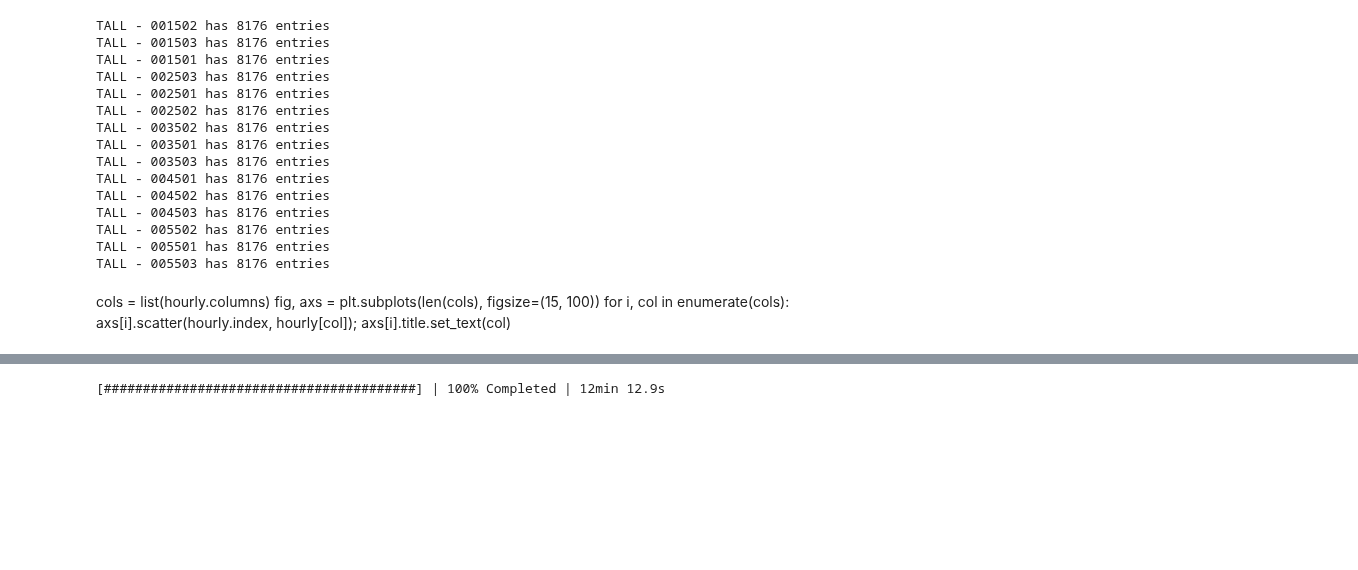
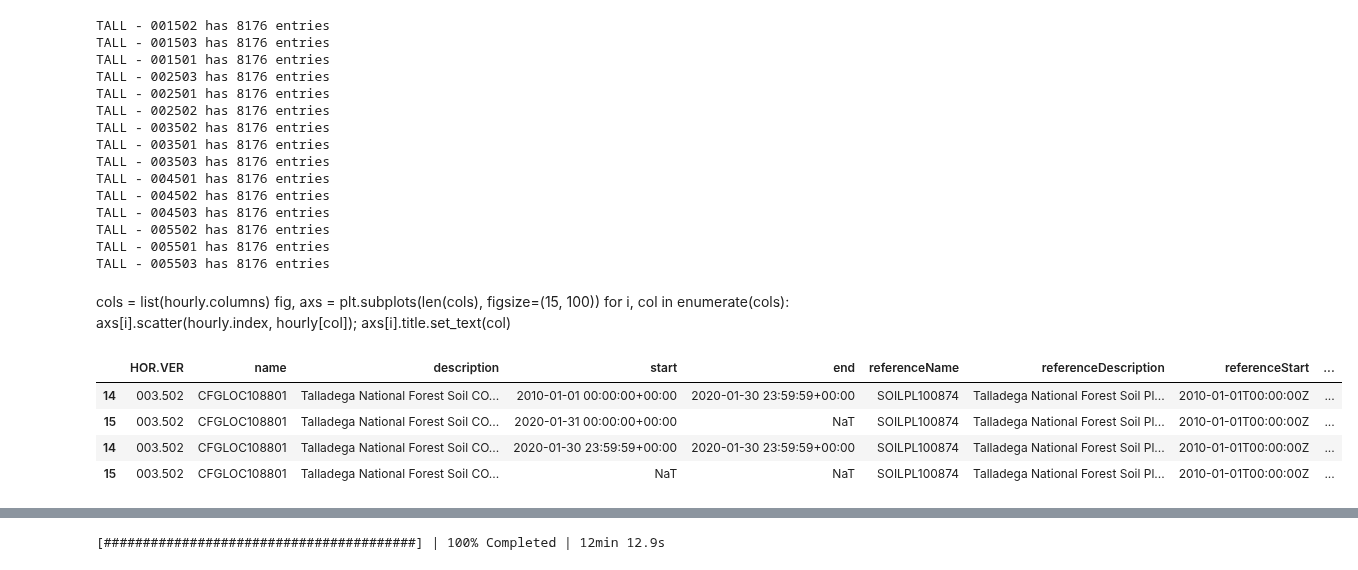
Before and after one commit to kulpojke/CO2xSWV, a Jupyter notebook: CO2xSWV.ipynb, the cells around one changed output, grey strips where cells are left out. Cells and saved outputs as stored; diff of their text form; code cells hidden in the pictures; blank space fills up the shorter version.

```diff
--- a/CO2xSWV.ipynb
+++ b/CO2xSWV.ipynb
@@ -114,0 +149,18 @@ ddf = make_ddf_for_horver(hor, ver, dates, site, data_path)
+# %%
+co2_pos = get_specific_position(hor, ver, site, data_path)
+# %%
+co2_pos
+junk = co2_pos.copy()
+junk['HOR.VER'] = ['004.501', '0004.501']
+junk['start'] = junk.end
+junk = pd.concat([co2_pos, junk])
+jjunk = junk.copy()
+jjunk['zOffset'] = -0.05
+jjunk['HOR.VER'] = '003.502'
+jjunk
+# %% [output]
+|  | HOR.VER | name | description | start | end | referenceName | referenceDescription | referenceStart | ... |
+| 14 | 003.502 | CFGLOC108801 | Talladega National Forest Soil CO... | 2010-01-01 00:00:00+00:00 | 2020-01-30 23:59:59+00:00 | SOILPL100874 | Talladega National Forest Soil Pl... | 2010-01-01T00:00:00Z | ... |
+| 15 | 003.502 | CFGLOC108801 | Talladega National Forest Soil CO... | 2020-01-31 00:00:00+00:00 | NaT | SOILPL100874 | Talladega National Forest Soil Pl... | 2010-01-01T00:00:00Z | ... |
+| 14 | 003.502 | CFGLOC108801 | Talladega National Forest Soil CO... | 2020-01-30 23:59:59+00:00 | 2020-01-30 23:59:59+00:00 | SOILPL100874 | Talladega National Forest Soil Pl... | 2010-01-01T00:00:00Z | ... |
+| 15 | 003.502 | CFGLOC108801 | Talladega National Forest Soil CO... | NaT | NaT | SOILPL100874 | Talladega National Forest Soil Pl... | 2010-01-01T00:00:00Z | ... |
```
Also changed, not shown: parts of 7 cells of this notebook.
